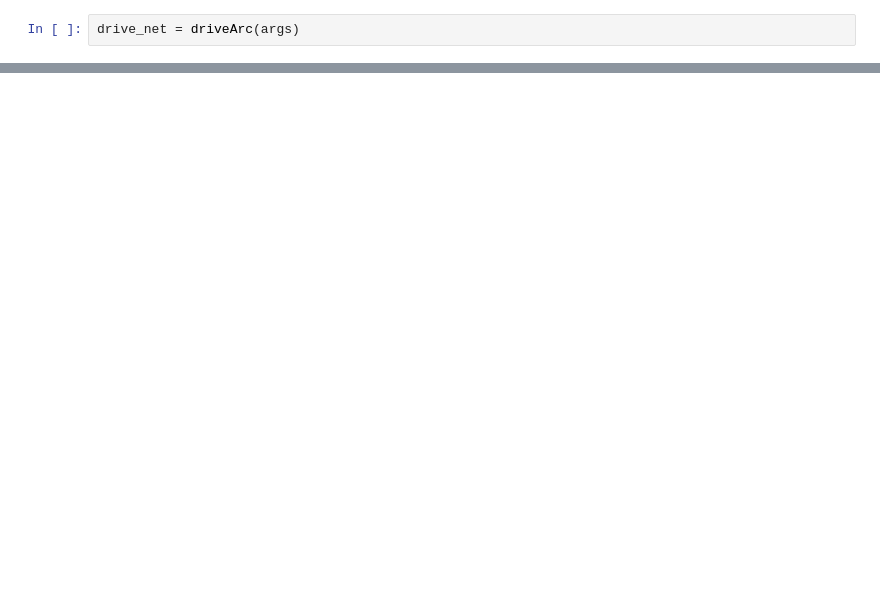
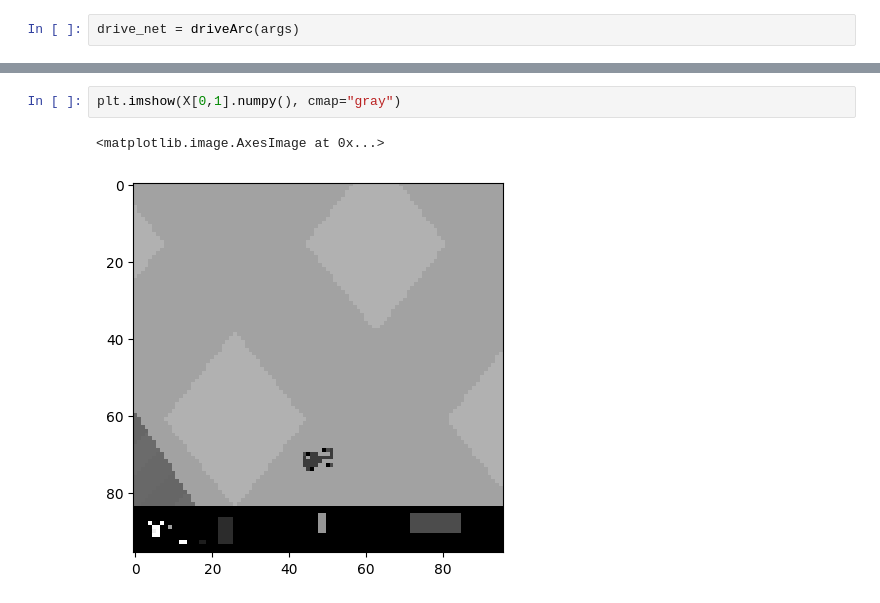
Before and after one commit to miladsamim/rl_ad, a Jupyter notebook: SAC/DQN_Agent/model.ipynb, the cells around one changed output, grey strips where cells are left out. Drawn from its saved outputs; the diff is of its cells as text; blank space fills up the shorter version.

```diff
--- a/SAC/DQN_Agent/model.ipynb
+++ b/SAC/DQN_Agent/model.ipynb
@@ -224,0 +294,5 @@ torch.Size([32, 4, 128])
+# %%
+plt.imshow(X[0,1].numpy(), cmap="gray")
+# %% [output]
+<matplotlib.image.AxesImage at 0x...>
+[figure, added]
```
Also changed, not shown: parts of 30 cells of this notebook, 9 other files.
